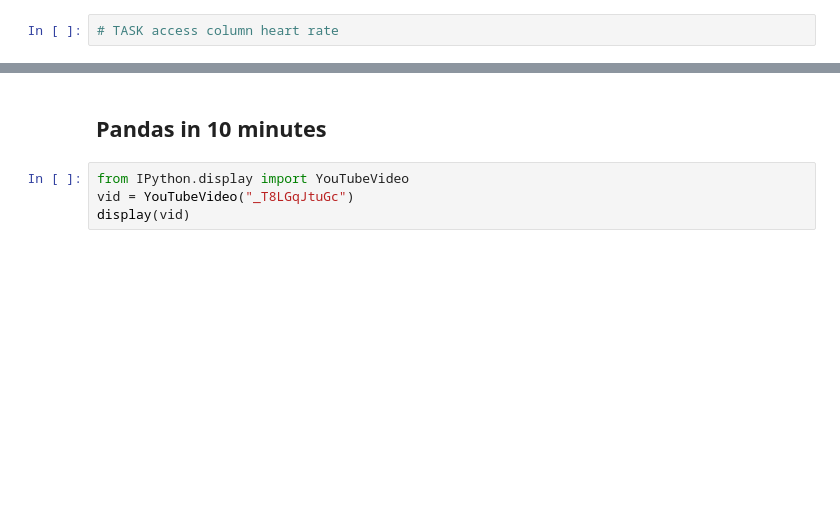
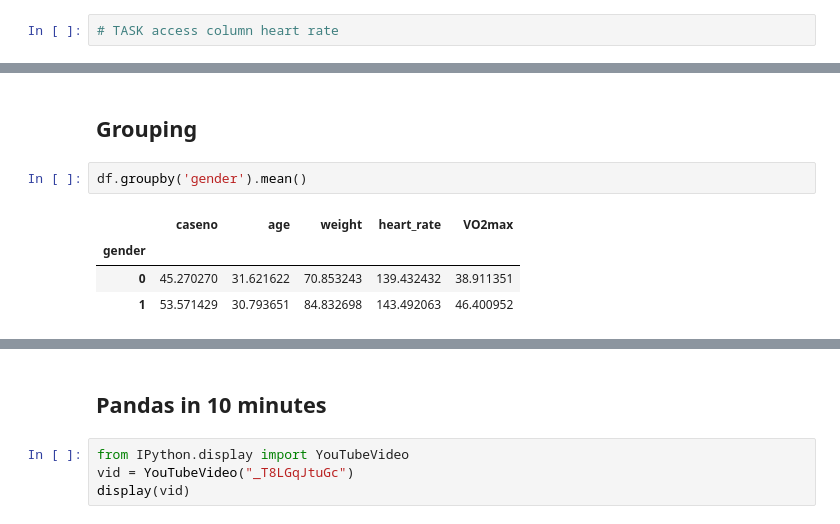
Before and after one commit to lyashevska/python-for-biomechanics, a Jupyter notebook: 1. Introduction to Pandas.ipynb, the cells around one changed output, grey strips where cells are left out. Cells and saved outputs as stored; diff of their text form; blank space fills up the shorter version.

```diff
--- a/Introduction to Pandas.ipynb
+++ b/1. Introduction to Pandas.ipynb
@@ -245,0 +300,9 @@ df.sort_values(by="age")
+# %% [markdown]
+## Grouping
+# %%
+df.groupby('gender').mean()
+# %% [output]
+|  | caseno | age | weight | heart_rate | VO2max |
+| gender |  |  |  |  |  |
+| 0 | 45.270270 | 31.621622 | 70.853243 | 139.432432 | 38.911351 |
+| 1 | 53.571429 | 30.793651 | 84.832698 | 143.492063 | 46.400952 |
```
Also changed, not shown: parts of 26 cells of this notebook, 2 other files.
